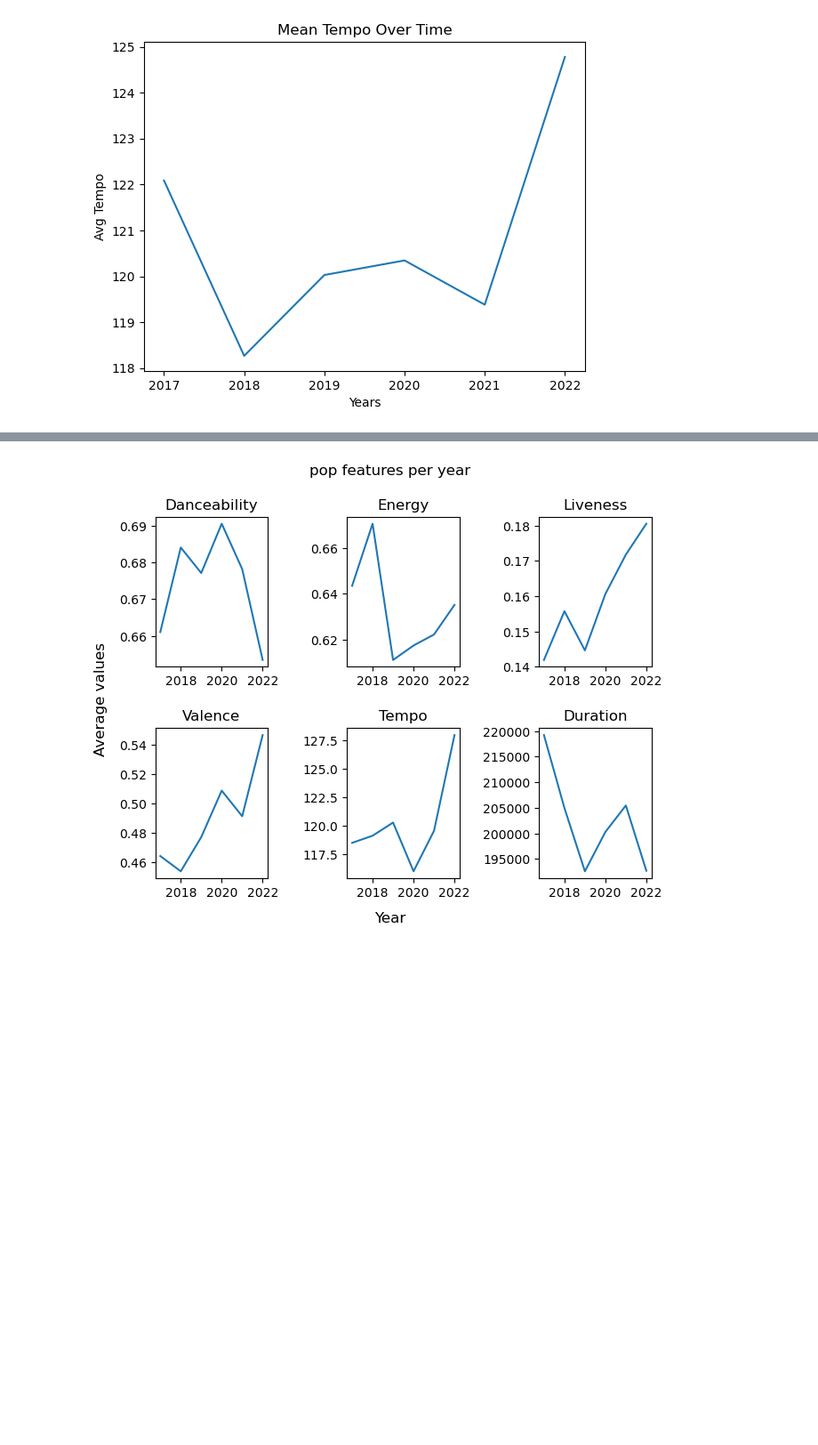
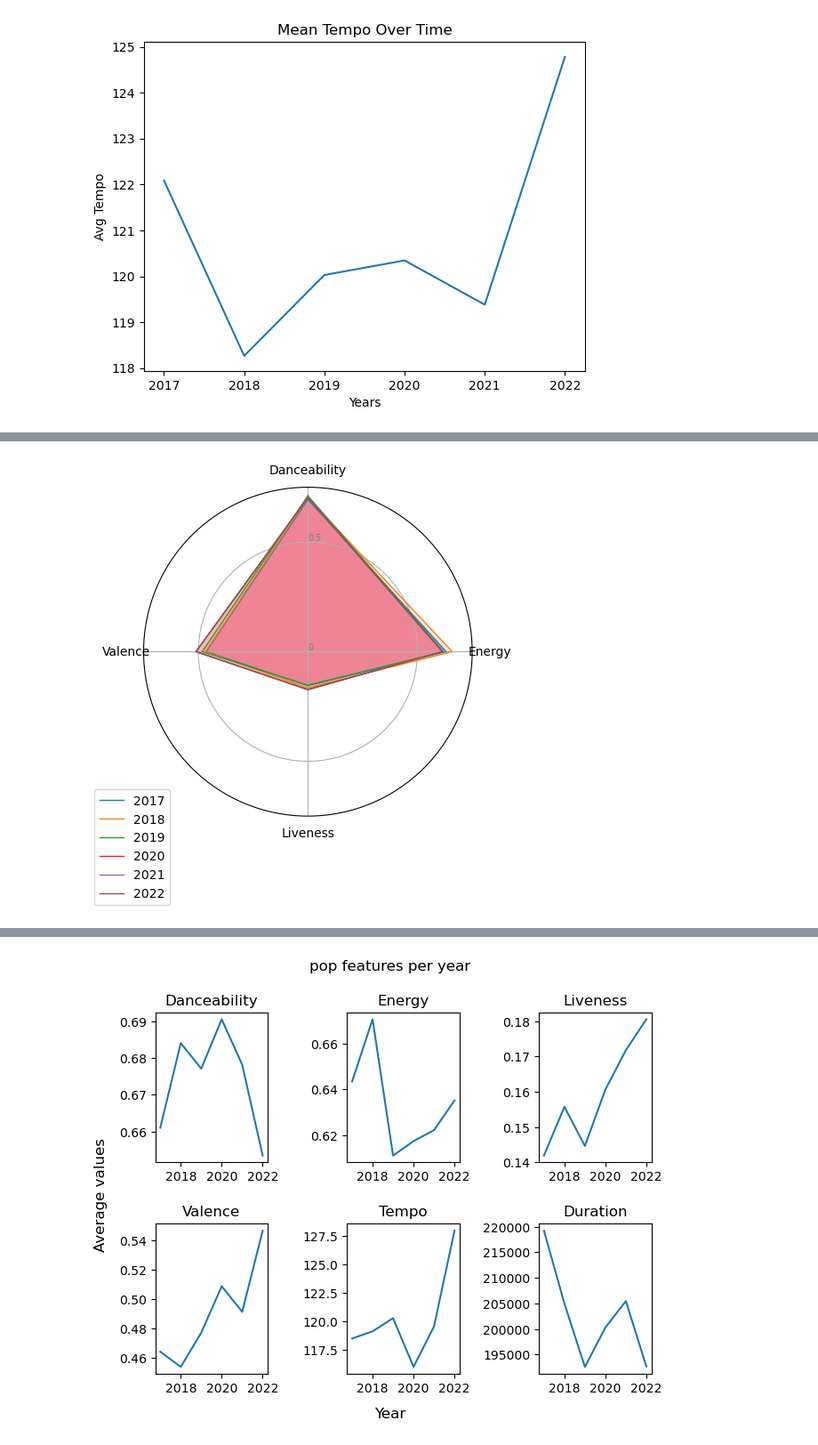
Before and after one commit to catisf/Project-1-Group-2, a Jupyter notebook: jupyter_notebooks/spotipy_data_analyses.ipynb, the cells around one changed output, grey strips where cells are left out. Shown at 89% size. Saved outputs shown, nothing was run; the diff lists cells and outputs as text; code cells hidden in the pictures; blank space fills up the shorter version.

Commit message:
added spider plots to analyses notebook

```diff
--- a/jupyter_notebooks/spotipy_data_analyses.ipynb
+++ b/jupyter_notebooks/spotipy_data_analyses.ipynb
@@ -927,0 +929,84 @@ plt.savefig("../output_data/avg_tempo.png")
+# %%
+# Set data
+radar_2_df = pd.DataFrame({
+'group': ['2017','2018','2019','2020', '2021', '2022'],
+'Danceability': [0.69548, 0.70219, 0.71095, 0.70335, 0.69239, 0.66973],
+'Energy': [0.63109, 0.65875, 0.61981, 0.61426, 0.61450, 0.63938],
+'Liveness': [0.154736, 0.165313, 0.152862, 0.173261, 0.162127, 0.17964],
+'Valence': [0.464541, 0.467622, 0.482704, 0.510914, 0.488950, 0.515557]
+})
+
+# ------- PART 1: Create background
+
+# number of variable
+categories=list(radar_2_df)[1:]
+N = len(categories)
+
+# What will be the angle of each axis in the plot? (we divide the plot / number of variable)
+angles = [n / float(N) * 2 * pi for n in range(N)]
+angles += angles[:1]
+
+# Initialise the spider plot
+ax = plt.subplot(111, polar=True)
+
+# If you want the first axis to be on top:
+ax.set_theta_offset(pi / 2)
+ax.set_theta_direction(-1)
+
+# Draw one axe per variable + add labels
+plt.xticks(angles[:-1], categories)
+
+# Draw ylabels
+ax.set_rlabel_position(0)
+plt.yticks([0,0.5,1], ["0","0.5","1"], color="grey", size=7)
+plt.ylim(0,0.75)
+
+
+# ------- PART 2: Add plots
+
+# Plot each individual = each line of the data
+# I don't make a loop, because plotting more than 3 groups makes the chart unreadable
+
+# Ind1
+values=radar_2_df.loc[0].drop('group').values.flatten().tolist()
+values += values[:1]
+ax.plot(angles, values, linewidth=1, linestyle='solid', label="2017")
+ax.fill(angles, values, 'b', alpha=0.1)
+
+# Ind2
+values=radar_2_df.loc[1].drop('group').values.flatten().tolist()
+values += values[:1]
+ax.plot(angles, values, linewidth=1, linestyle='solid', label="2018")
+ax.fill(angles, values, 'r', alpha=0.1)
+
+
+values=radar_2_df.loc[2].drop('group').values.flatten().tolist()
+values += values[:1]
+ax.plot(angles, values, linewidth=1, linestyle='solid', label="2019")
+ax.fill(angles, values, 'r', alpha=0.1)
+
+values=radar_2_df.loc[3].drop('group').values.flatten().tolist()
+values += values[:1]
+ax.plot(angles, values, linewidth=1, linestyle='solid', label="2020")
+ax.fill(angles, values, 'r', alpha=0.1)
+
+values=radar_2_df.loc[3].drop('group').values.flatten().tolist()
+values += values[:1]
+ax.plot(angles, values, linewidth=1, linestyle='solid', label="2021")
+ax.fill(angles, values, 'r', alpha=0.1)
+
+values=radar_2_df.loc[3].drop('group').values.flatten().tolist()
+values += values[:1]
+ax.plot(angles, values, linewidth=1, linestyle='solid', label="2022")
+ax.fill(angles, values, 'r', alpha=0.1)
+
+# Add legend
+plt.legend(loc='upper right', bbox_to_anchor=(0.1, 0.1))
+
+# Show the graph
+plt.show()
+
+#Save the Graph
+plt.savefig("../output_data/spider_2.png")
+# %% [output]
+[figure, added]
```
Also changed, not shown: parts of 4 cells of this notebook, 36 other files.
